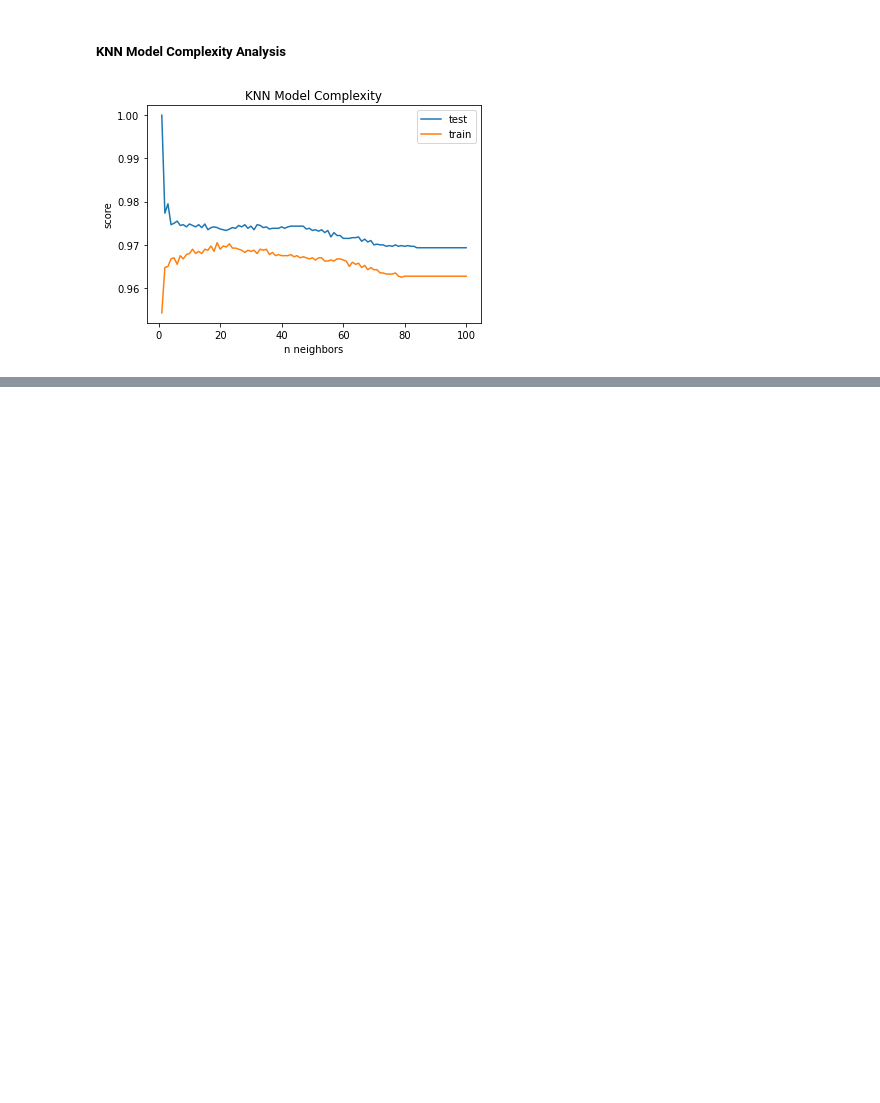
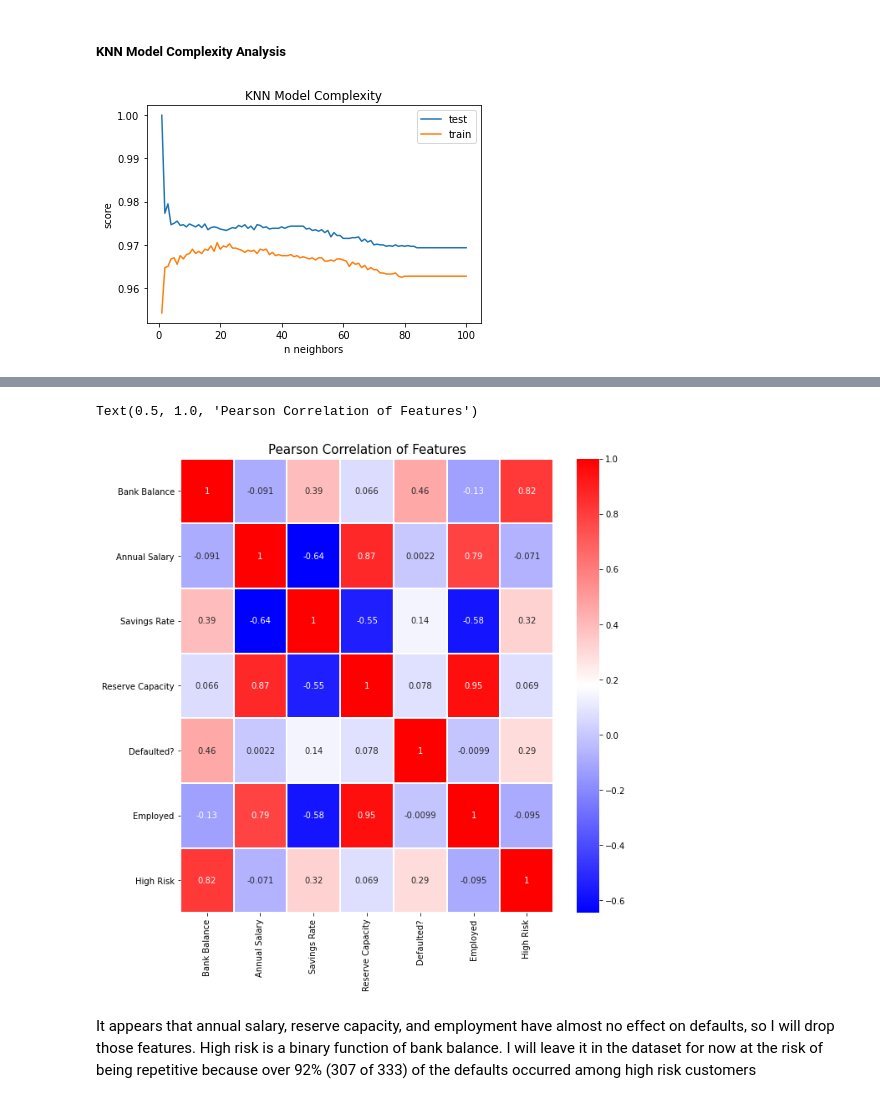
Before and after one commit to jmfinnegan12/Loan-default, a Jupyter notebook: Loan Defaults.ipynb, the cells around one changed output, grey strips where cells are left out. Cells and saved outputs as stored; diff of their text form; code cells hidden in the pictures; blank space fills up the shorter version.

```diff
--- a/Loan Defaults.ipynb
+++ b/Loan Defaults.ipynb
@@ -304,0 +694,11 @@ plt.show()
+# %%
+colormap = plt.cm.bwr
+plt.figure(figsize=(10, 10))
+sns.heatmap(filtered_data[['Bank Balance', 'Annual Salary', 'Savings Rate', 'Reserve Capacity', 'Defaulted?',
+                           'Employed', 'High Risk']].corr(), linewidths=0.1, vmax=1.0, cmap=colormap, linecolor='white', annot=True)
+plt.title('Pearson Correlation of Features', size=15)
+# %% [output]
+Text(0.5, 1.0, 'Pearson Correlation of Features')
+[figure, added]
+# %% [markdown]
+It appears that annual salary, reserve capacity, and employment have almost no effect on defaults, so I will drop those features. High risk is a binary function of bank balance. I will leave it in the dataset for now at the risk of being repetitive because over 92% (307 of 333) of the defaults occurred among high risk customers
```
Also changed, not shown: parts of 87 cells of this notebook, 2 other files.
